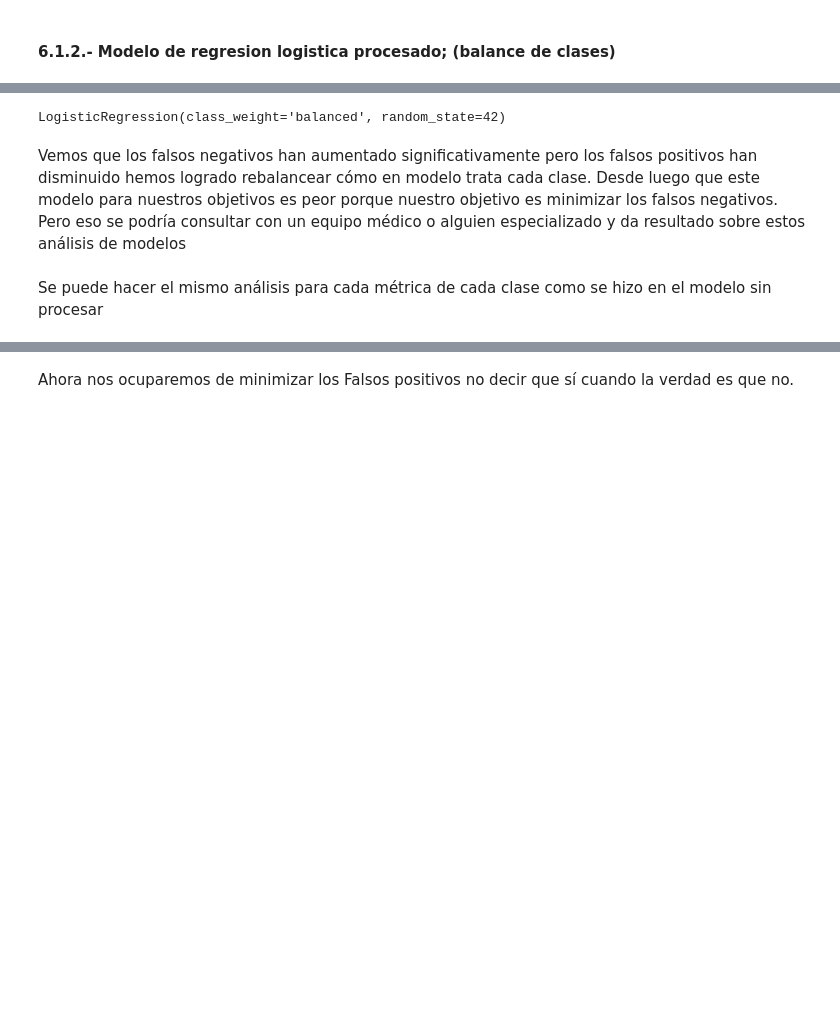
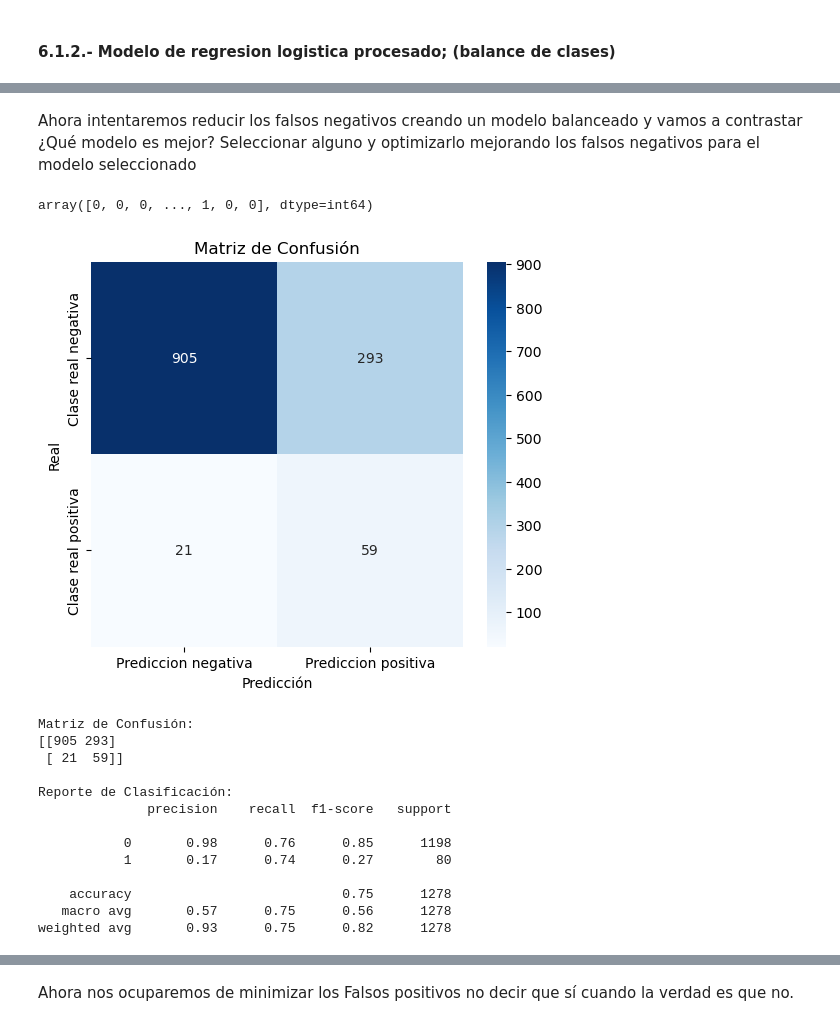
Before and after one commit to Jesus20MM/Proyecto-accidentes-cerebrovasculares, a Jupyter notebook: prediccion-de-accidentes-cardiovasculares.ipynb, the cells around one changed output, grey strips where cells are left out. Cells and saved outputs as stored; diff of their text form; code cells hidden in the pictures; blank space fills up the shorter version.

Commit message:
en este commit se creo un modelo de regreseion logistica balanceado y se selecciono un umbral que maximizara los verdaderos positivos

```diff
--- a/prediccion-de-accidentes-cardiovasculares.ipynb
+++ b/prediccion-de-accidentes-cardiovasculares.ipynb
@@ -1433,10 +1431,43 @@ El principal problema de la version anterior de la regresion es que nunca detect
+# %% [markdown]
+Ahora intentaremos reducir los falsos negativos creando un modelo balanceado y vamos a contrastar ¿Qué modelo es mejor? Seleccionar alguno y optimizarlo mejorando los falsos negativos para el modelo seleccionado
 # %%
 # Crear modelo con balance de clases
-model2 = LogisticRegression(class_weight='balanced', random_state=42)
-model2.fit(X_train, y_train)
+classifier2 = LogisticRegression(class_weight='balanced', random_state=42)
+classifier2.fit(X_train, y_train)
+y_pred2  = classifier2.predict(X_test)
+y_pred2
 # %% [output]
-LogisticRegression(class_weight='balanced', random_state=42)
+array([0, 0, 0, ..., 1, 0, 0], dtype=int64)
-# %% [markdown]
-Vemos que los falsos negativos han aumentado significativamente pero los falsos positivos han disminuido hemos logrado rebalancear cómo en modelo trata cada clase. Desde luego que este modelo para nuestros objetivos es peor porque nuestro objetivo es minimizar los falsos negativos. Pero eso se podría consultar con un equipo médico o alguien especializado y da resultado sobre estos análisis de modelos
-# %% [markdown]
-Se puede hacer el mismo análisis para cada métrica de cada clase como se hizo en el modelo sin procesar
+# %%
+conf_matrix = confusion_matrix(y_test, y_pred2)
+# %%
+# Visualización de la matriz de confusión
+plt.figure(figsize=(6,5))
+sns.heatmap(conf_matrix, annot=True, fmt='d', cmap='Blues', xticklabels=['Prediccion negativa', 'Prediccion positiva'], yticklabels=['Clase real negativa', 'Clase real positiva'])
+plt.xlabel('Predicción')
+plt.ylabel('Real')
+plt.title('Matriz de Confusión')
+plt.show()
+
+print("Matriz de Confusión:")
+print(conf_matrix)
+
+# Reporte de clasificación
+report = classification_report(y_test, y_pred2)
+print("\nReporte de Clasificación:")
+print(report)
+# %% [output]
+[figure, added]
+Matriz de Confusión:
+[[905 293]
+ [ 21  59]]
+
+Reporte de Clasificación:
+              precision    recall  f1-score   support
+
+           0       0.98      0.76      0.85      1198
+           1       0.17      0.74      0.27        80
+
+    accuracy                           0.75      1278
+   macro avg       0.57      0.75      0.56      1278
+weighted avg       0.93      0.75      0.82      1278
```
Also changed, not shown: parts of 15 cells of this notebook.
